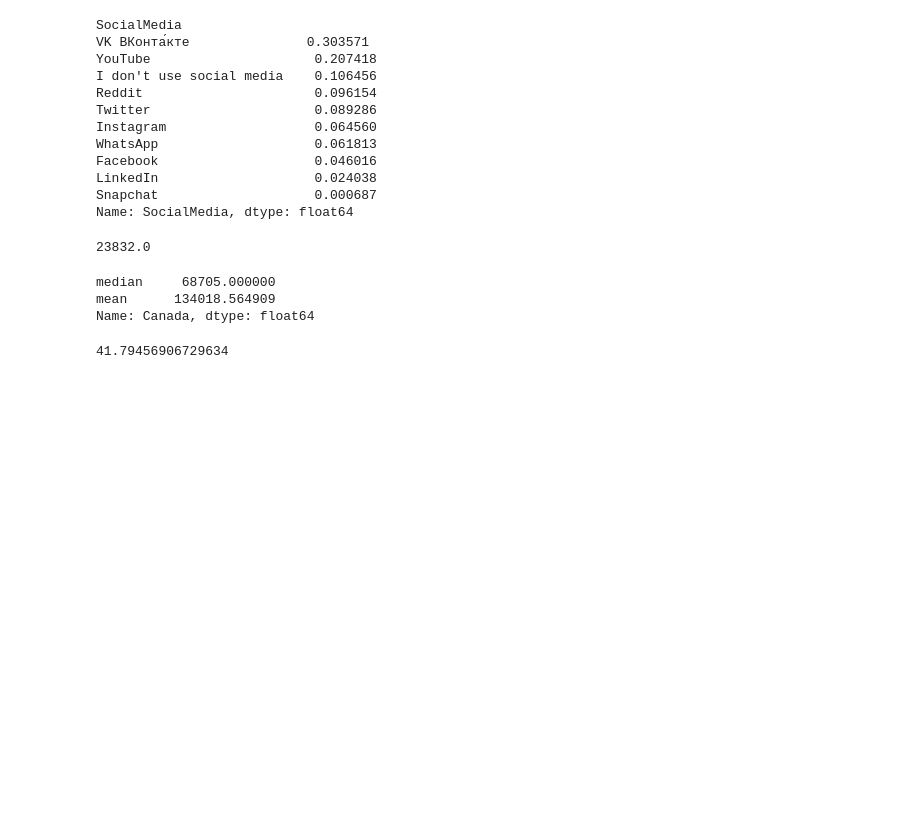
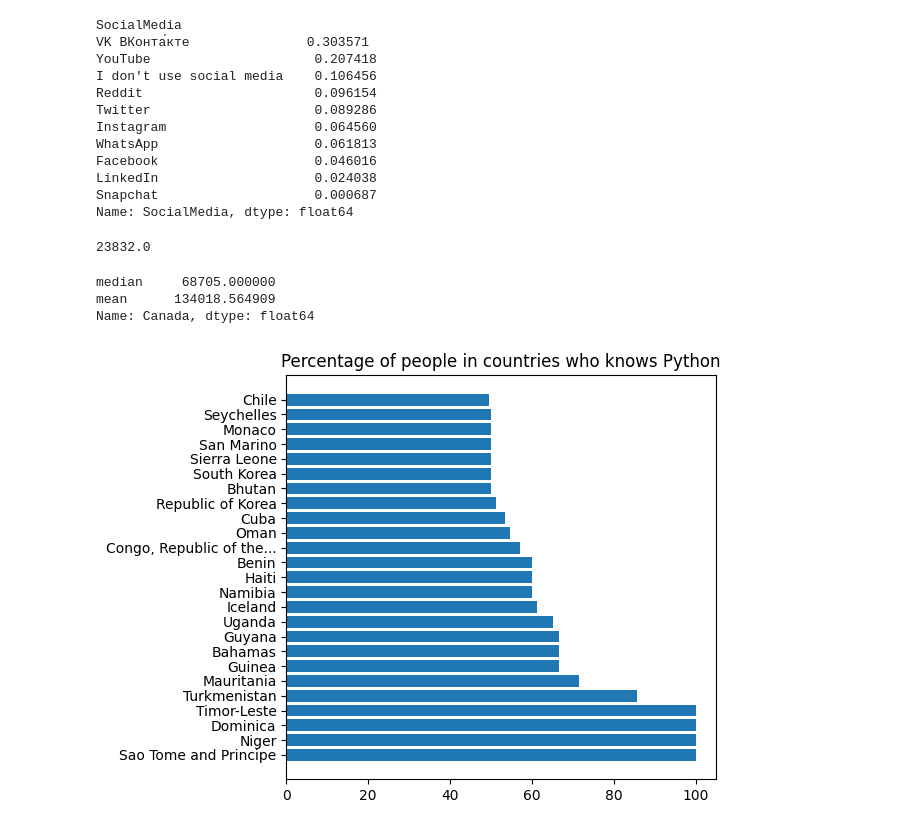
Before and after one commit to Artificerio/mldt, a Jupyter notebook: beginner_pandas/3.ipynb, the cells around one changed output. Cells and saved outputs as stored; diff of their text form; code cells hidden in the pictures; blank space fills up the shorter version.

Commit message:
simple plot with % of people who knwo python

```diff
--- a/beginner_pandas/3.ipynb
+++ b/beginner_pandas/3.ipynb
@@ -289,17 +289,31 @@ Name: Canada, dtype: float64
 # %%
 # using lambda functions in series.groupby object
 # country_group['LanguageWorkedWith'].apply(lambda x: x.str.contains('Python').value_counts())
 
 # calculate the number of people who knows python in each country and add the new column to the data frame
+from matplotlib import pyplot as plt
+import numpy as np
 
 country_respondents = df['Country'].value_counts()
 know_python = country_group['LanguageWorkedWith'].apply(lambda x : x.str.contains('Python').sum())
 
 python_df = pd.concat([country_respondents, know_python], axis='columns',sort=False)
 python_df.rename(columns={'Country' : 'Num_of_responses', 'LanguageWorkedWith' : 'Know_Python'}, inplace=True)
 python_df['PctKnowsPython'] = (python_df['Know_Python']/python_df['Num_of_responses']) * 100
 python_df.sort_values(by='PctKnowsPython', ascending=False, inplace=True)
 
-python_df['PctKnowsPython'].loc['Russian Federation'] # pct of people in russian federation who knows python
+x_ticks = np.arange(len(python_df['PctKnowsPython'].head(25)))
+y_ticks = python_df['PctKnowsPython'].head(25).to_list()
+labels = python_df['PctKnowsPython'].head(25).index
+
+
+plt.title("Percentage of people in countries who knows Python")
+plt.barh(labels, y_ticks)
+plt.tight_layout()
+plt.show()
+
+
+
+# python_df['PctKnowsPython'].loc['Russian Federation'] # pct of people in russian federation who knows python
 # %% [output]
-41.79456906729634
+[figure, added]
```
Also changed, not shown: 1 other file.
